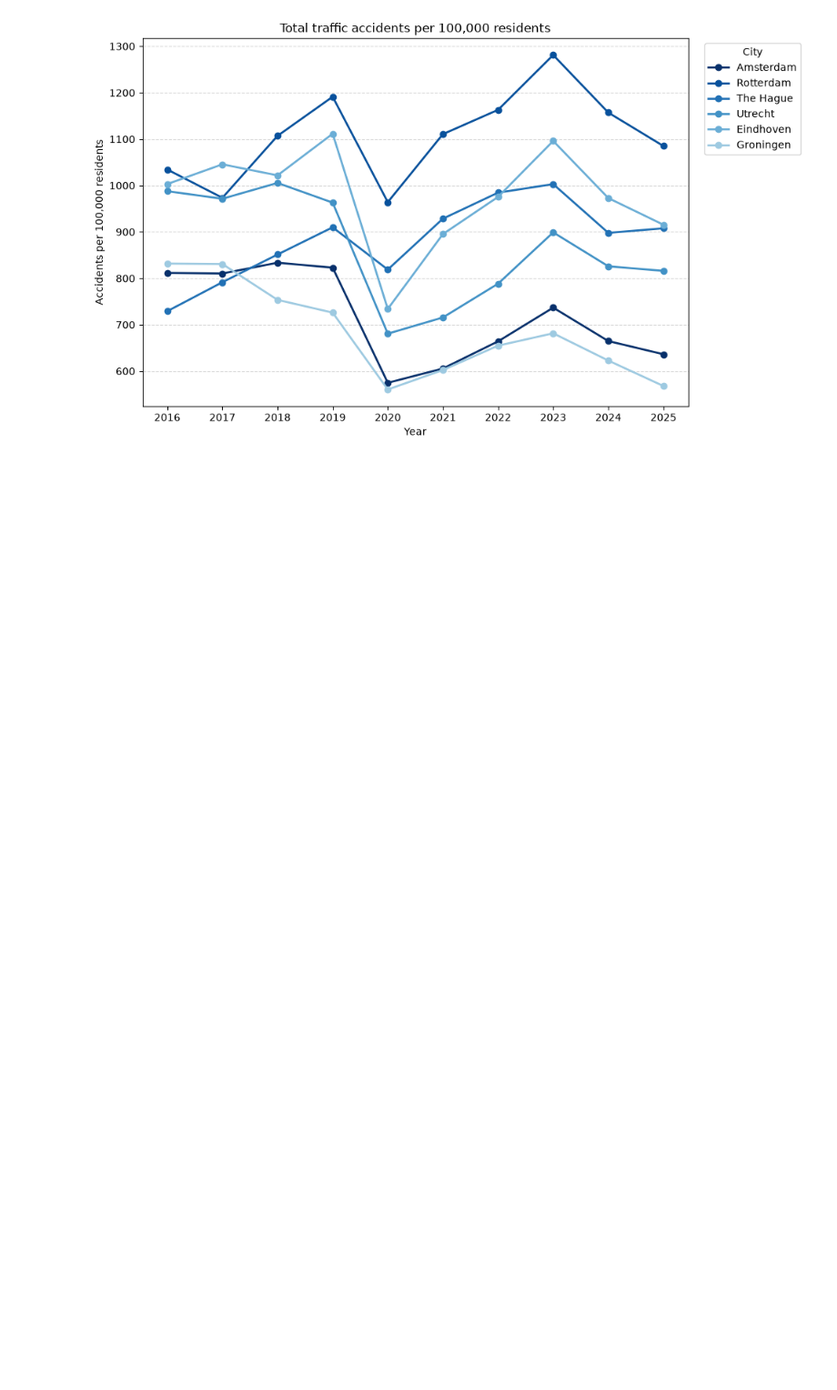
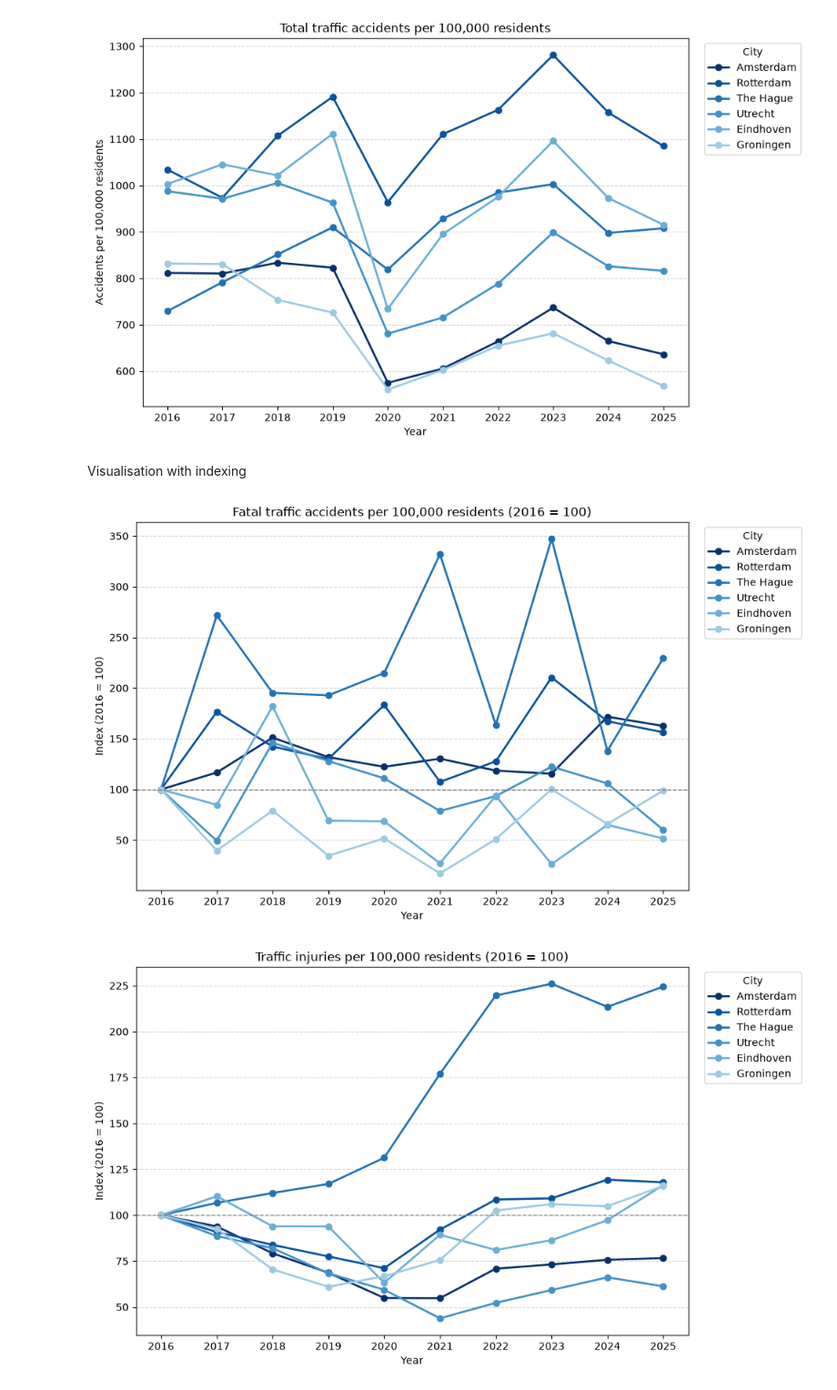
Before and after one commit to LiamLuijtgaarden/Python-Project, a Jupyter notebook: Subquestion 3.ipynb, the cells around one changed output. Shown at 91% size. Saved outputs shown, nothing was run; the diff lists cells and outputs as text; code cells hidden in the pictures; blank space fills up the shorter version.

Commit message:
update figures

```diff
--- a/Subquestion 3.ipynb
+++ b/Subquestion 3.ipynb
@@ -680,7 +680,8 @@ colors = {
     "The Hague": "#2171B5",
     "Utrecht": "#4292C6",
     "Eindhoven": "#6BAED6",
-    "Groningen": "#9ECAE1"
+    "Groningen": "#9ECAE1",
+    "Landelijk": "#4292C6"
 }
 
 for column, title in rate_columns.items():
@@ -708,3 +709,46 @@ for column, title in rate_columns.items():
 [figure]
 [figure]
 [figure]
+# %% [markdown]
+Visualisation with indexing
+# %%
+indexed_columns = {
+    "DOD_per_100k": "Fatal traffic accidents per 100,000 residents",
+    "LET_per_100k": "Traffic injuries per 100,000 residents",
+    "UMS_per_100k": "Only material damage per 100,000 residents",
+    "Total_per_100k": "Total traffic accidents per 100,000 residents",
+}
+
+for column, title in indexed_columns.items():
+    fig, ax = plt.subplots(figsize=(10, 6))
+
+    for city, city_df in city_data.items():
+        if 2016 not in city_df.index:
+            raise ValueError(f"Missing 2016 baseline for {city} ({title})")
+
+        baseline = city_df.loc[2016, column]
+        if pd.isna(baseline) or baseline == 0:
+            raise ValueError(f"Invalid 2016 baseline for {city} ({title}): {baseline}")
+
+        indexed_values = city_df[column] / baseline * 100
+        ax.plot(
+            indexed_values.index,
+            indexed_values,
+            color=colors[city],
+            marker="o",
+            linewidth=2,
+            label=city,
+        )
+
+    ax.set_title(f"{title} (2016 = 100)")
+    ax.set_xlabel("Year")
+    ax.set_ylabel("Index (2016 = 100)")
+    ax.set_xticks(years)
+    ax.axhline(100, color="gray", linestyle="--", linewidth=1)
+    ax.grid(axis="y", linestyle="--", alpha=0.5)
+    ax.legend(title="City", bbox_to_anchor=(1.02, 1), loc="upper left")
+    fig.tight_layout()
+    plt.show()
+# %% [output]
+[figure, added]
+[figure, added]
```
Also changed, not shown: parts of 3 cells of this notebook, 16 other files.
